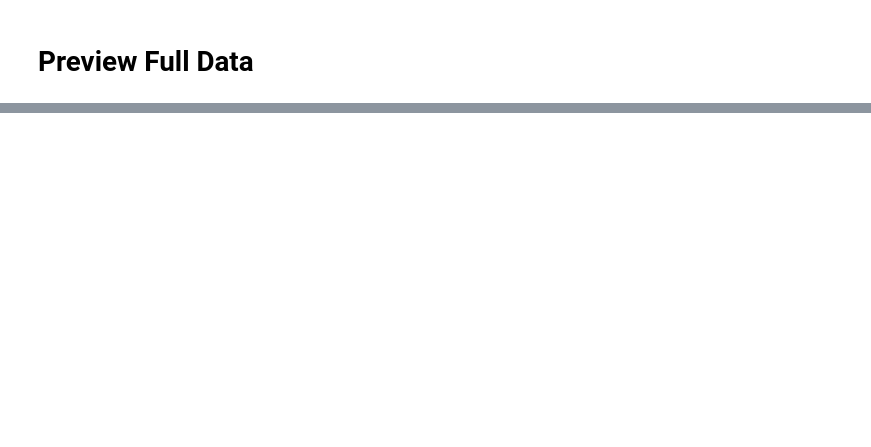
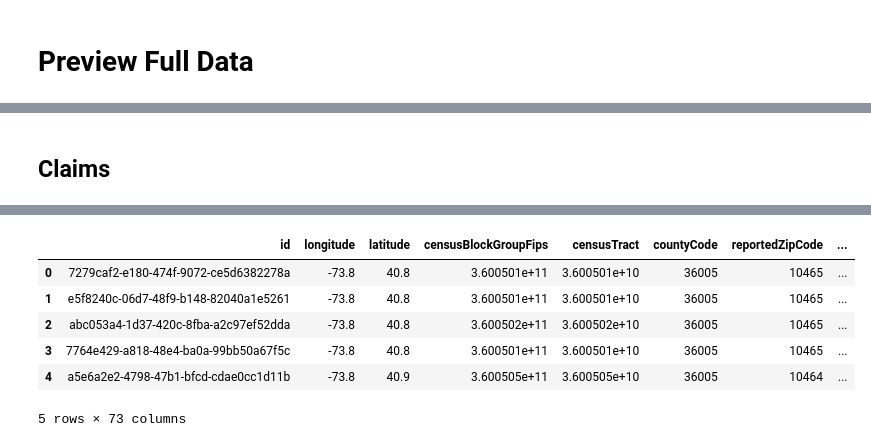
Before and after one commit to mebauer/fema-nfip-nyc, a Jupyter notebook: data-wrangling.ipynb, the cells around one changed output, grey strips where cells are left out. Drawn from its saved outputs; the diff is of its cells as text; code cells hidden in the pictures; blank space fills up the shorter version.

```diff
--- a/data-wrangling.ipynb
+++ b/data-wrangling.ipynb
@@ -258,0 +353,17 @@ memory usage: 260.9+ MB
+# %% [markdown]
+## Claims
+# %%
+%%time
+
+path = 'data/'
+all_files = glob.glob(os.path.join(path, "claims-*.json"))
+
+# concat all counties into one dataframe
+df = pd.concat((pd.read_json(file) for file in all_files), ignore_index=True)
+# reverse column order
+df = df.loc[:, df.columns[::-1]]
+
+# examine data
+print('shape of data: {}'.format(df.shape))
+df.head()
+# %% [output]
@@ -258,0 +373,7 @@ memory usage: 260.9+ MB
+|  | id | longitude | latitude | censusBlockGroupFips | censusTract | countyCode | reportedZipCode | ... |
+| 0 | 7279caf2-e180-474f-9072-ce5d6382278a | -73.8 | 40.8 | 3.600501e+11 | 3.600501e+10 | 36005 | 10465 | ... |
+| 1 | e5f8240c-06d7-48f9-b148-82040a1e5261 | -73.8 | 40.8 | 3.600501e+11 | 3.600501e+10 | 36005 | 10465 | ... |
+| 2 | abc053a4-1d37-420c-8fba-a2c97ef52dda | -73.8 | 40.8 | 3.600502e+11 | 3.600502e+10 | 36005 | 10465 | ... |
+| 3 | 7764e429-a818-48e4-ba0a-99bb50a67f5c | -73.8 | 40.8 | 3.600501e+11 | 3.600501e+10 | 36005 | 10465 | ... |
+| 4 | a5e6a2e2-4798-47b1-bfcd-cdae0cc1d11b | -73.8 | 40.9 | 3.600505e+11 | 3.600505e+10 | 36005 | 10464 | ... |
+5 rows × 73 columns
```
Also changed, not shown: parts of 16 cells of this notebook, 8 other files.
